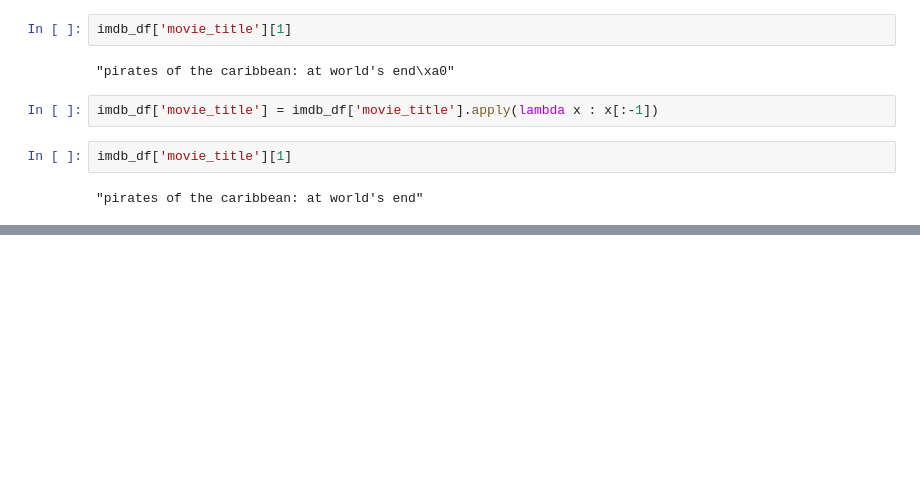
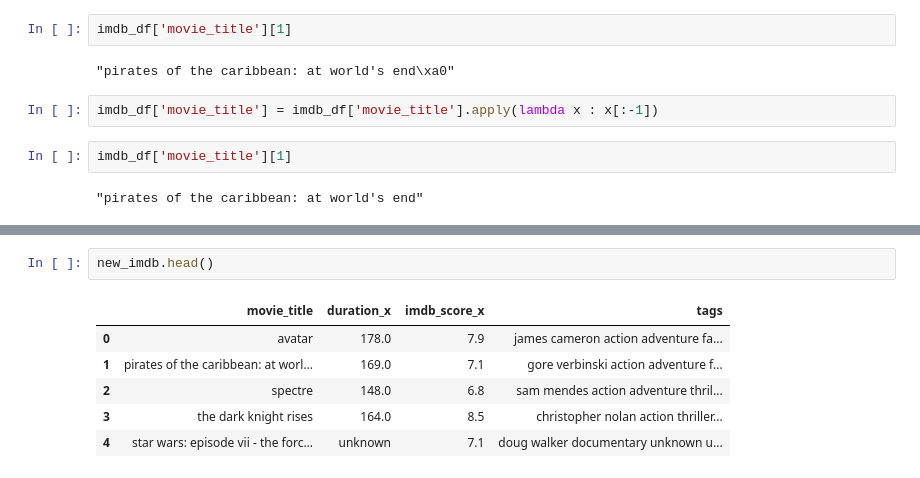
Before and after one commit to Douglasmyu/film-ify, a Jupyter notebook: Film-ify.ipynb, the cells around one changed output, grey strips where cells are left out. Saved outputs shown, nothing was run; the diff lists cells and outputs as text; blank space fills up the shorter version.

```diff
--- a/Film-ify.ipynb
+++ b/Film-ify.ipynb
@@ -191,0 +272,9 @@ imdb_df['movie_title'][1]
+# %%
+new_imdb.head()
+# %% [output]
+|  | movie_title | duration_x | imdb_score_x | tags |
+| 0 | avatar | 178.0 | 7.9 | james cameron action adventure fa... |
+| 1 | pirates of the caribbean: at worl... | 169.0 | 7.1 | gore verbinski action adventure f... |
+| 2 | spectre | 148.0 | 6.8 | sam mendes action adventure thril... |
+| 3 | the dark knight rises | 164.0 | 8.5 | christopher nolan action thriller... |
+| 4 | star wars: episode vii - the forc... | unknown | 7.1 | doug walker documentary unknown u... |
```
Also changed, not shown: parts of 38 cells of this notebook.
